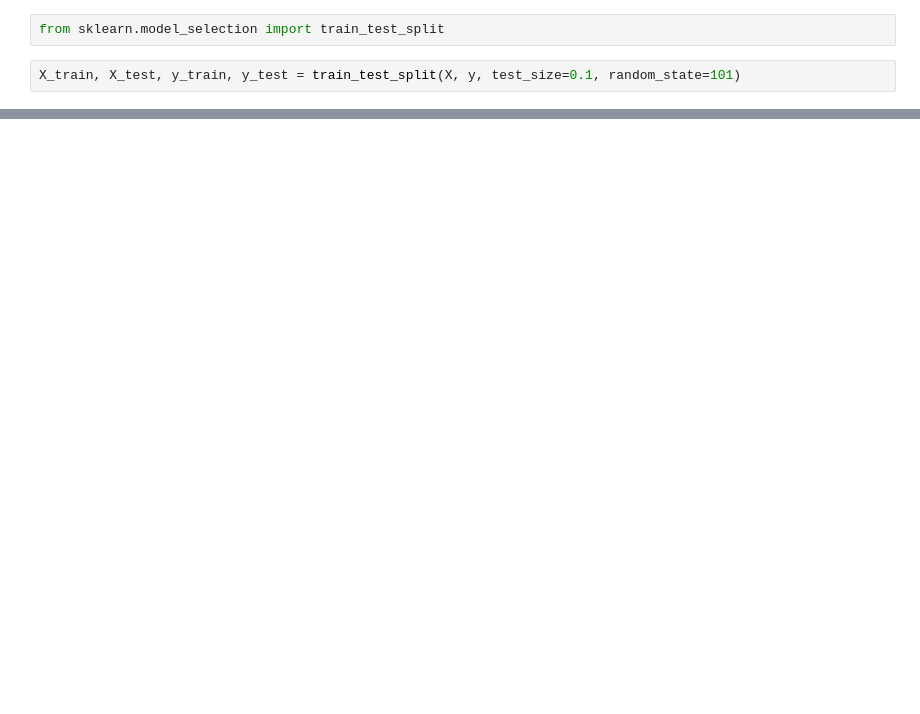
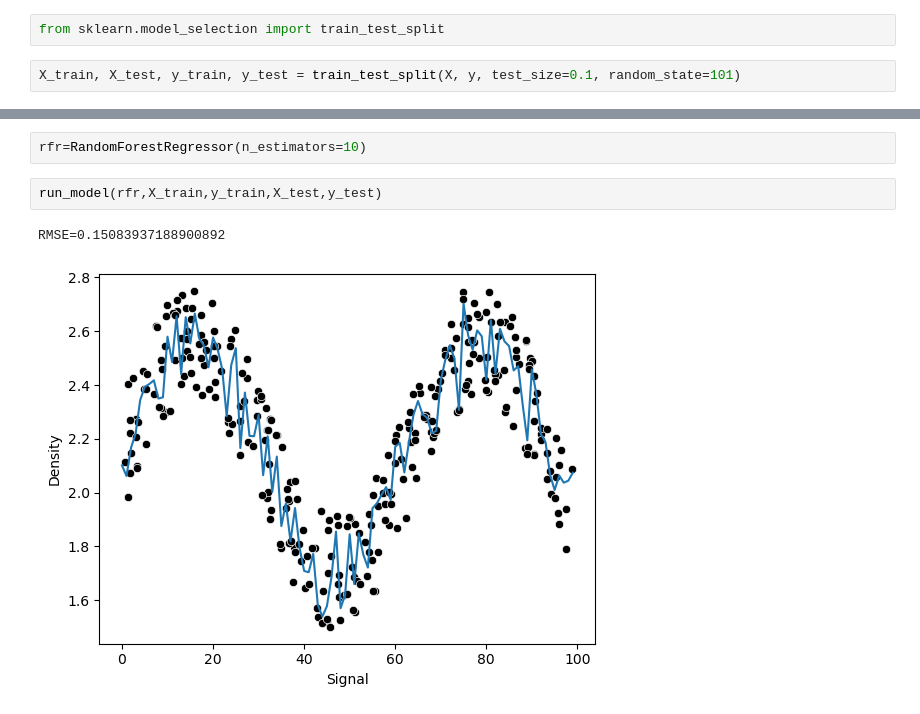
Before and after one commit to habib33-3/Python-Data-Science, a Jupyter notebook: Random Forest/random forest regressor.ipynb, the cells around one changed output, grey strips where cells are left out. Drawn from its saved outputs; the diff is of its cells as text; blank space fills up the shorter version.

```diff
--- a/Random Forest/random forest regressor.ipynb
+++ b/Random Forest/random forest regressor.ipynb
@@ -53,0 +86,7 @@ X_train, X_test, y_train, y_test = train_test_split(X, y, test_size=0.1, random_
+# %%
+rfr=RandomForestRegressor(n_estimators=10)
+# %%
+run_model(rfr,X_train,y_train,X_test,y_test)
+# %% [output]
+RMSE=0.15083937188900892
+[figure, added]
```
Also changed, not shown: parts of 9 cells of this notebook, 7 other files.
